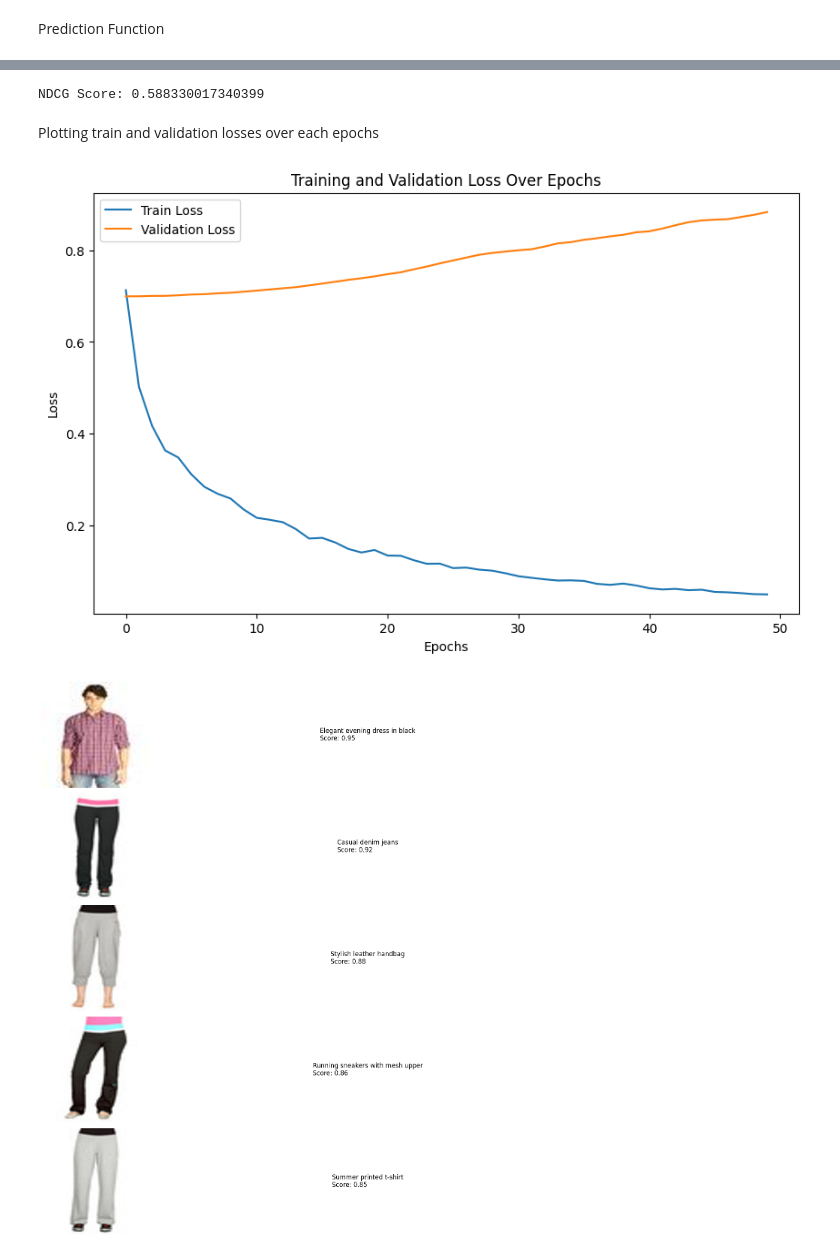
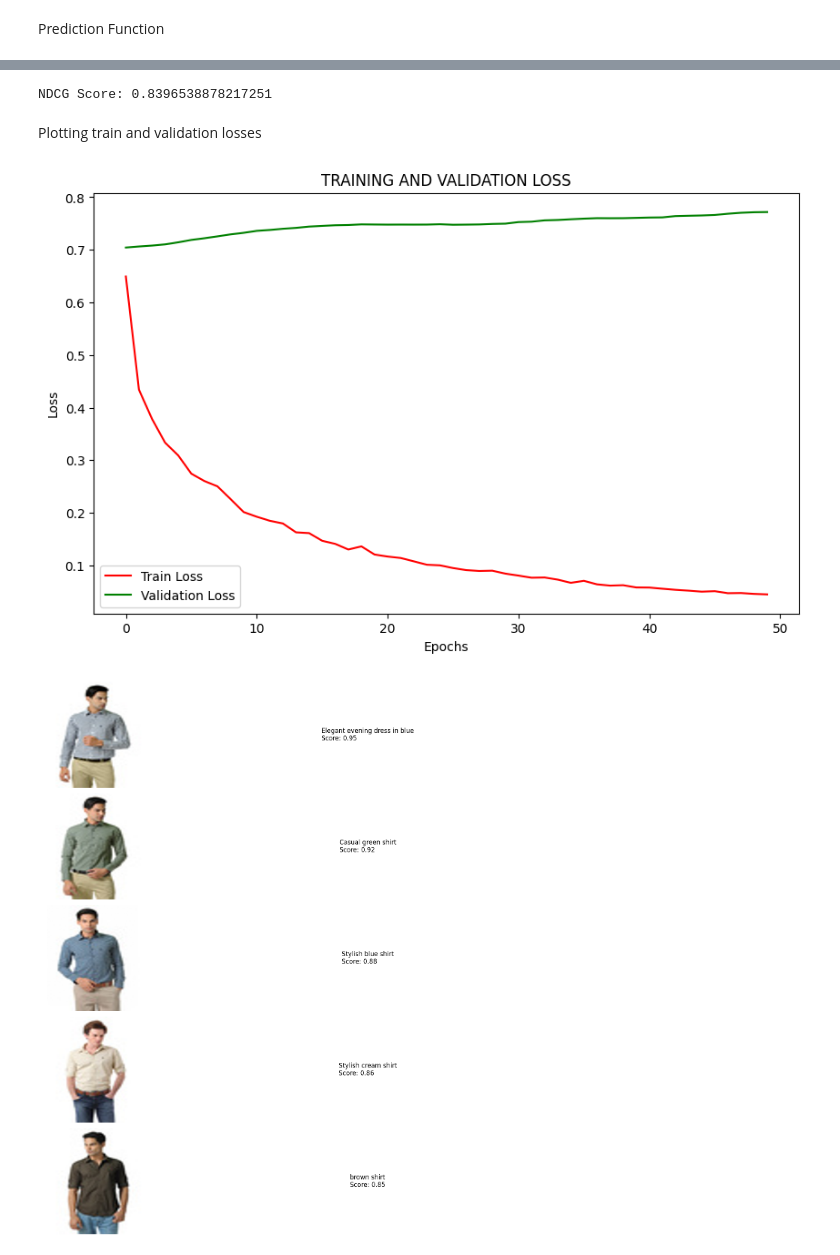
Before and after one commit to issacridhin/LabWorks, a Jupyter notebook: 2348546_DL_CV_NLP_CaseStudy.ipynb, the cells around one changed output, grey strips where cells are left out. Drawn from its saved outputs; the diff is of its cells as text; code cells hidden in the pictures.

```diff
--- a/2348546_DL_CV_NLP_CaseStudy.ipynb
+++ b/2348546_DL_CV_NLP_CaseStudy.ipynb
@@ -106,6 +115,6 @@ tokenizer, bert_model = load_bert_model()
 # %%
-dataset_path = r'C:\Users\krrah\Downloads\fashion\styles.csv'
-image_path = r'C:\Users\krrah\Downloads\fashion\e-commerce\images'
+dataset_path = r'styles.csv'
+image_path = r'e-commerce\images'
 # %%
 gen = dataset_generator(dataset_path, image_path, tokenizer, bert_model, batch_size=32)
 # %%
@@ -343,20 +349,20 @@ ndcg = ndcg_score(np.array([y_test_array]), np.array([predictions.numpy()]))
 
 print(f"NDCG Score: {ndcg}")
 # %% [output]
-NDCG Score: 0.588330017340399
+NDCG Score: 0.8396538878217251
 # %% [markdown]
-Plotting train and validation losses over each epochs
+Plotting train and validation losses
 # %%
 plt.figure(figsize=(10, 6))
-plt.plot(train_losses, label='Train Loss')
-plt.plot(val_losses, label='Validation Loss')
-plt.title('Training and Validation Loss Over Epochs')
+plt.plot(train_losses, label='Train Loss', color = 'red')
+plt.plot(val_losses, label='Validation Loss', color = 'green')
+plt.title('TRAINING AND VALIDATION LOSS')
 plt.xlabel('Epochs')
 plt.ylabel('Loss')
 plt.legend()
 plt.show()
 # %% [output]
-[figure, old version]
+[figure, new version]
 # %%
 def load_image(image_path, size=(224, 224)):
     """
@@ -383,6 +389,8 @@ def load_image(image_path, size=(224, 224)):
     except Exception as e:
         print(f"An error occurred while loading the image: {e}")
         return None
+# %%
+top_n = 5
 # %%
 import matplotlib.gridspec as gridspec
 
@@ -390,41 +398,41 @@ def plot_multimodal_recommendations(images, descriptions, scores, top_n=5):
     fig = plt.figure(figsize=(15, 3 * top_n))
     gs = gridspec.GridSpec(top_n, 2, width_ratios=[1, 3])
 
     for i in range(top_n):
         if images[i] is not None:
             ax_image = plt.subplot(gs[i, 0])
             ax_image.imshow(images[i])
             ax_image.axis('off')
 
             ax_text = plt.subplot(gs[i, 1])
             ax_text.text(0.5, 0.5, f'{descriptions[i]}\nScore: {scores[i]:.2f}',
                          verticalalignment='center', horizontalalignment='center',
                          fontsize=12, multialignment='left')
             ax_text.axis('off')
         else:
             print(f"Failed to load image at index {i}")
 
     plt.tight_layout()
     plt.show()
 
 image_paths = [
-    r'C:\Users\krrah\Downloads\fashion\e-commerce\images\8759.jpg',
-    r'C:\Users\krrah\Downloads\fashion\e-commerce\images\8760.jpg',
-    r'C:\Users\krrah\Downloads\fashion\e-commerce\images\8761.jpg',
-    r'C:\Users\krrah\Downloads\fashion\e-commerce\images\8762.jpg',
-    r'C:\Users\krrah\Downloads\fashion\e-commerce\images\8763.jpg'
+    r'e-commerce\images\59297.jpg',
+    r'e-commerce\images\59298.jpg',
+    r'e-commerce\images\59299.jpg',
+    r'e-commerce\images\59300.jpg',
+    r'e-commerce\images\59301.jpg'
 ]
 
 sample_images = [load_image(path) for path in image_paths]
 
 sample_descriptions = [
-    "Elegant evening dress in black",
-    "Casual denim jeans",
-    "Stylish leather handbag",
-    "Running sneakers with mesh upper",
-    "Summer printed t-shirt"
+    "Elegant evening dress in blue",
+    "Casual green shirt",
+    "Stylish blue shirt",
+    "Stylish cream shirt",
+    "brown shirt"
 ]
 sample_scores = [0.95, 0.92, 0.88, 0.86, 0.85]
 plot_multimodal_recommendations(sample_images, sample_descriptions, sample_scores, top_n=top_n)
 # %% [output]
-[figure, old version]
+[figure, new version]
```
Also changed, not shown: parts of 19 cells of this notebook.
